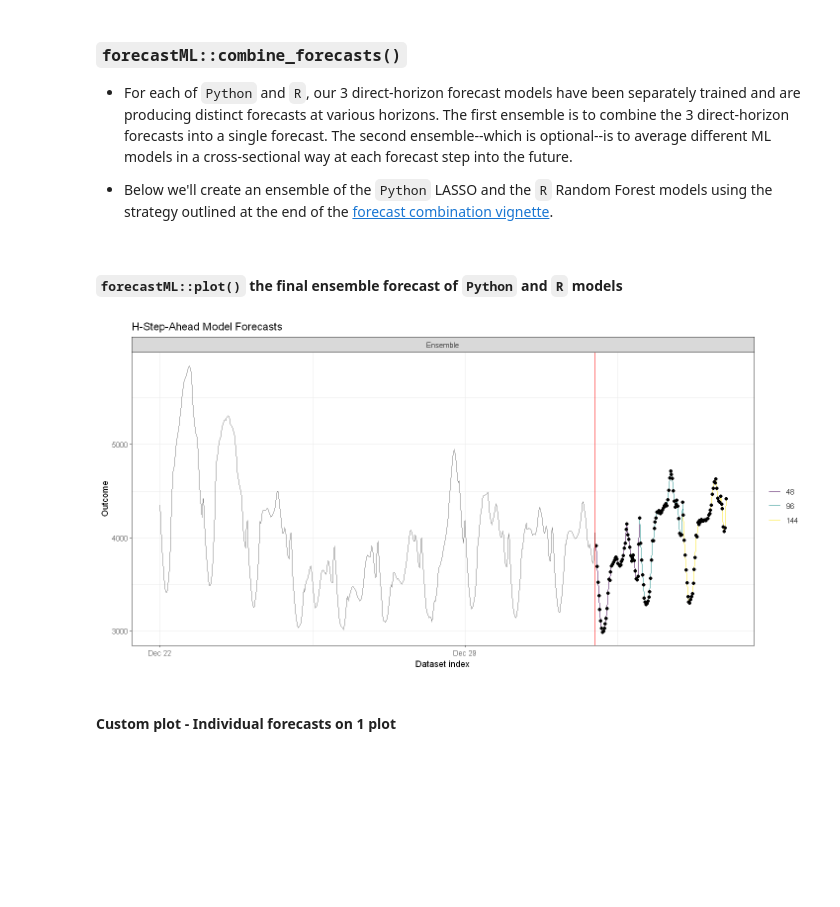
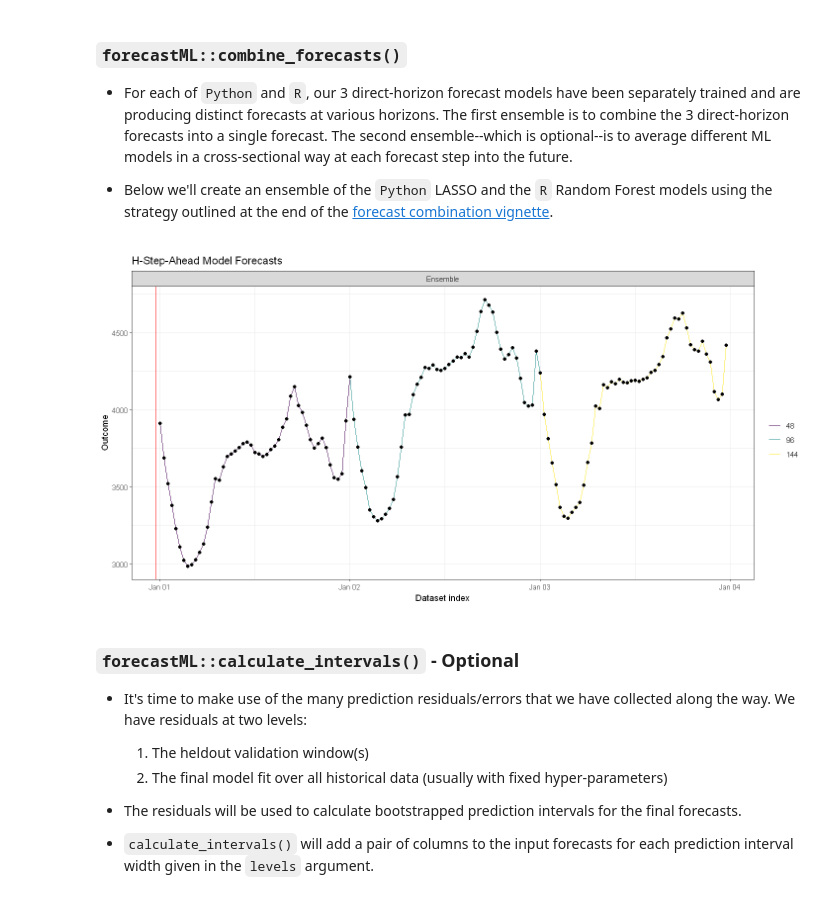
Before and after one commit to nredell/forecastML, a Jupyter notebook: notebooks/python_sklearn_and_r_in_parallel/Forecasting with Python - scikit learn in parallel.ipynb, the cells around one changed output. Saved outputs shown, nothing was run; the diff lists cells and outputs as text; code cells hidden in the pictures; blank space fills up the shorter version.

```diff
--- a/notebooks/python_sklearn_and_r_in_parallel/Forecasting with Python - scikit learn in parallel.ipynb
+++ b/notebooks/python_sklearn_and_r_in_parallel/Forecasting with Python - scikit learn in parallel.ipynb
@@ -876,18 +870,22 @@ which will replace the existing scale.
 # %%
 data_combined_py <- forecastML::combine_forecasts(data_forecasts_py)
 
 data_combined_r <- forecastML::combine_forecasts(data_forecasts_r)
 
 data_combined <- forecastML::combine_forecasts(data_forecasts, aggregate = stats::median)
+
+plot(data_combined)
+# %% [output]
+[figure, added]
-# %% [markdown]
-#### `forecastML::plot()` the final ensemble forecast of `Python` and `R` models
-# %%
-remove_dates <- -(1:(nrow(data) - records_per_day * 10))
-
-data_actual <- data[remove_dates, ]
-
-plot(data_combined, data_actual = data_actual, actual_indices = data_actual$Time)
-# %% [output]
-[figure, removed]
-# %% [markdown]
-#### Custom plot - Individual forecasts on 1 plot
+# %% [markdown]
+### `forecastML::calculate_intervals()` - Optional
+
+* It's time to make use of the many prediction residuals/errors that we have collected along the way. We have residuals at two levels:
+    1. The heldout validation window(s)
+    2. The final model fit over all historical data (usually with fixed hyper-parameters)
+
+
+* The residuals will be used to calculate bootstrapped prediction intervals for the final forecasts.
+
+
+* `calculate_intervals()` will add a pair of columns to the input forecasts for each prediction interval width given in the `levels` argument.
```
Also changed, not shown: parts of 15 cells of this notebook, 1 other file.
